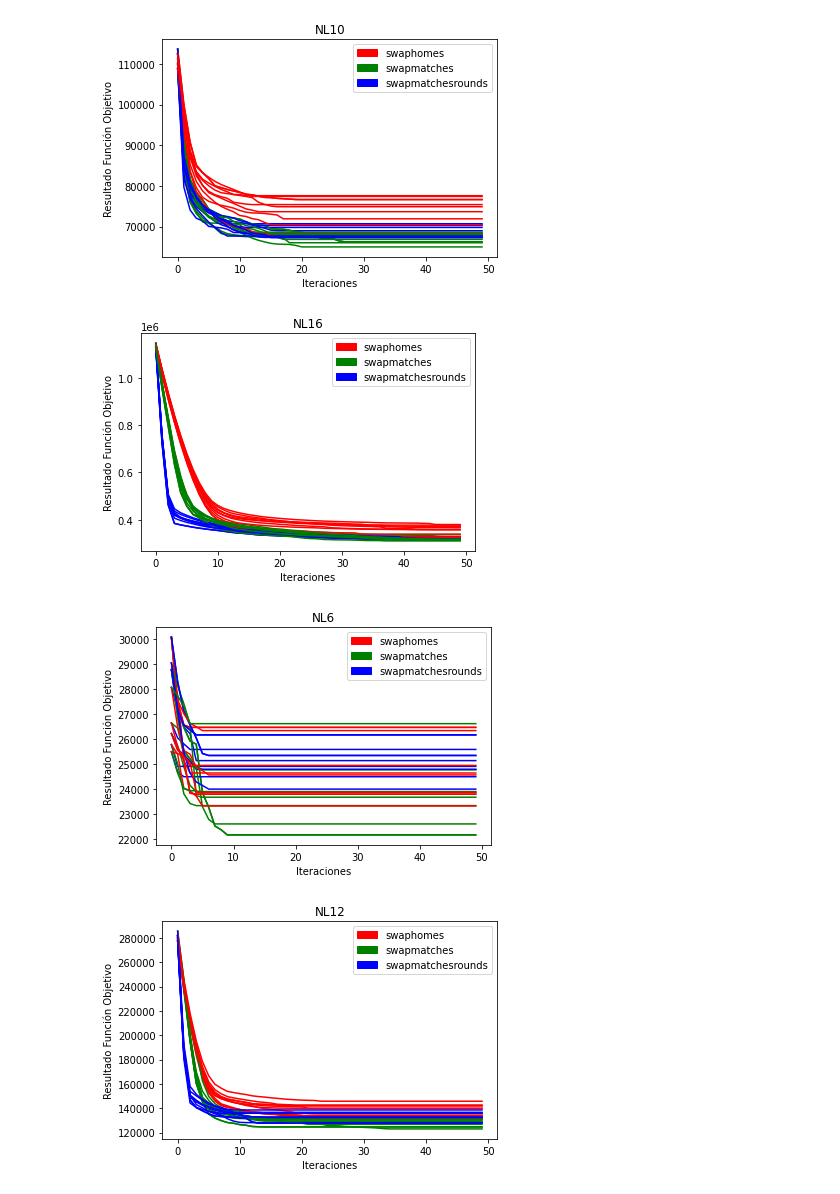
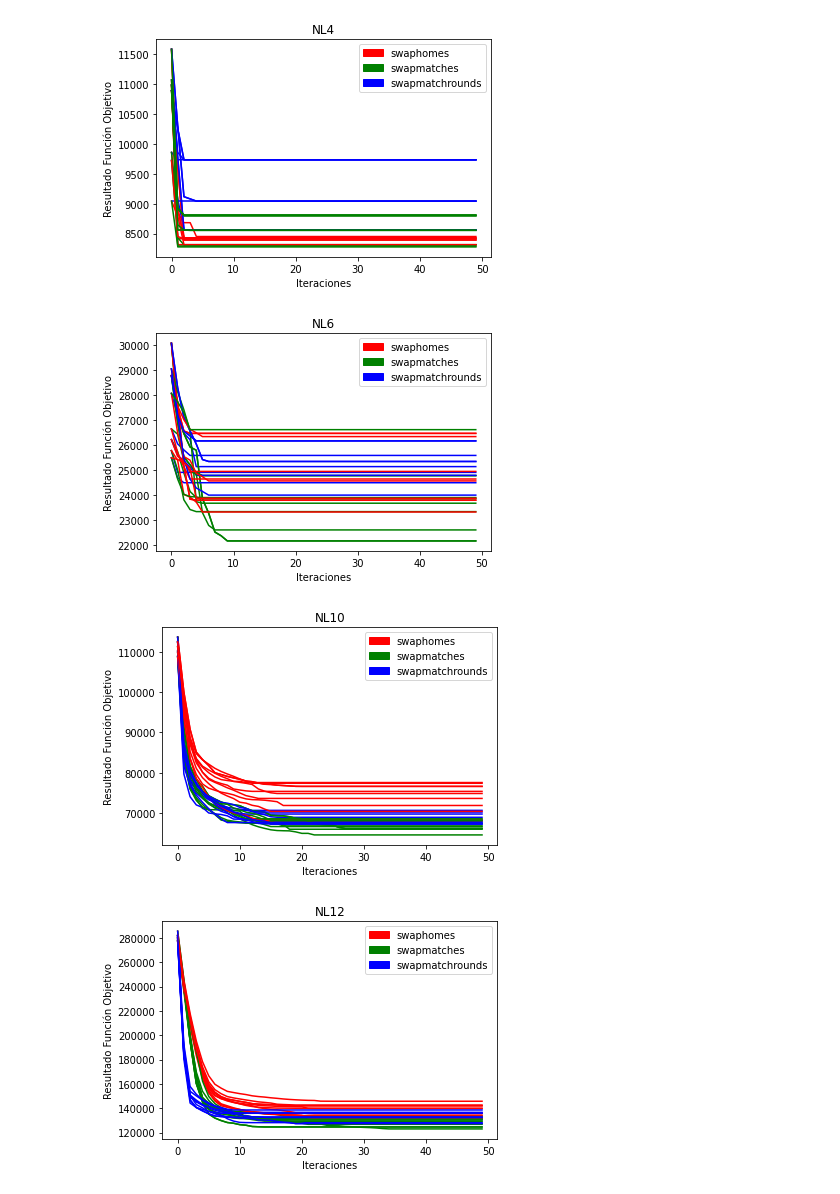
Before and after one commit to godinezseba/Proyecto-IAA-SA, a Jupyter notebook: plotOneSwapSolution.ipynb, the cells around one changed output. Drawn from its saved outputs; the diff is of its cells as text; code cells hidden in the pictures.

```diff
--- a/plotOneSwapSolution.ipynb
+++ b/plotOneSwapSolution.ipynb
@@ -26,29 +25,31 @@ dict_keys(['NL10', 'NL16', 'NL6', 'NL12', 'NL4', 'NL14'])
 # %%
 import matplotlib.patches as mpatches
 import matplotlib.pyplot as plt
 
-for arch in solutions.keys():
-    for solution in solutions[arch]:
-        swapType, data = solution
-        if(swapType == 'swaphomes'):
-            color = 'red'
-        elif(swapType == 'swapmatches'):
-            color = 'green'
-        else:
-            color = 'blue'
-        plt.plot(data[0:50], color=color)
-    # options for the plot
-    plt.title(arch)
-    red_patch = mpatches.Patch(color='red', label='swaphomes')
-    green_patch = mpatches.Patch(color='green', label='swapmatches')
-    blue_patch = mpatches.Patch(color='blue', label='swapmatchesrounds')
-    plt.legend(handles=[red_patch, green_patch, blue_patch])
-    plt.xlabel('Iteraciones')
-    plt.ylabel('Resultado Función Objetivo')
-    plt.savefig(f'./img/{arch}.one.jpg')
-    plt.show()
+def plotData(solutions, typeSwap, names):
+    for arch in ['NL4', 'NL6', 'NL10', 'NL12', 'NL14', 'NL16']:
+        for swapType, data in solutions[arch]:
+            if(swapType == names[0]):
+                color = 'red'
+            elif(swapType == names[1]):
+                color = 'green'
+            else:
+                color = 'blue'
+            plt.plot(data[0:50], color=color)
+        # options for the plot
+        plt.title(arch)
+        red_patch = mpatches.Patch(color='red', label=names[0])
+        green_patch = mpatches.Patch(color='green', label=names[1])
+        blue_patch = mpatches.Patch(color='blue', label=names[2])
+        plt.legend(handles=[red_patch, green_patch, blue_patch])
+        plt.xlabel('Iteraciones')
+        plt.ylabel('Resultado Función Objetivo')
+        plt.savefig(f'./img/{arch}.{typeSwap}.jpg')
+        plt.show()
+
+plotData(solutionsOne, 'one', ['swaphomes', 'swapmatches', 'swapmatchrounds'])
 # %% [output]
-[figure, old version]
+[figure, new version]
-[figure, old version]
+[figure, new version]
-[figure, old version]
+[figure, new version]
-[figure, old version]
+[figure, new version]
```
Also changed, not shown: parts of 3 cells of this notebook, 12 other files.
